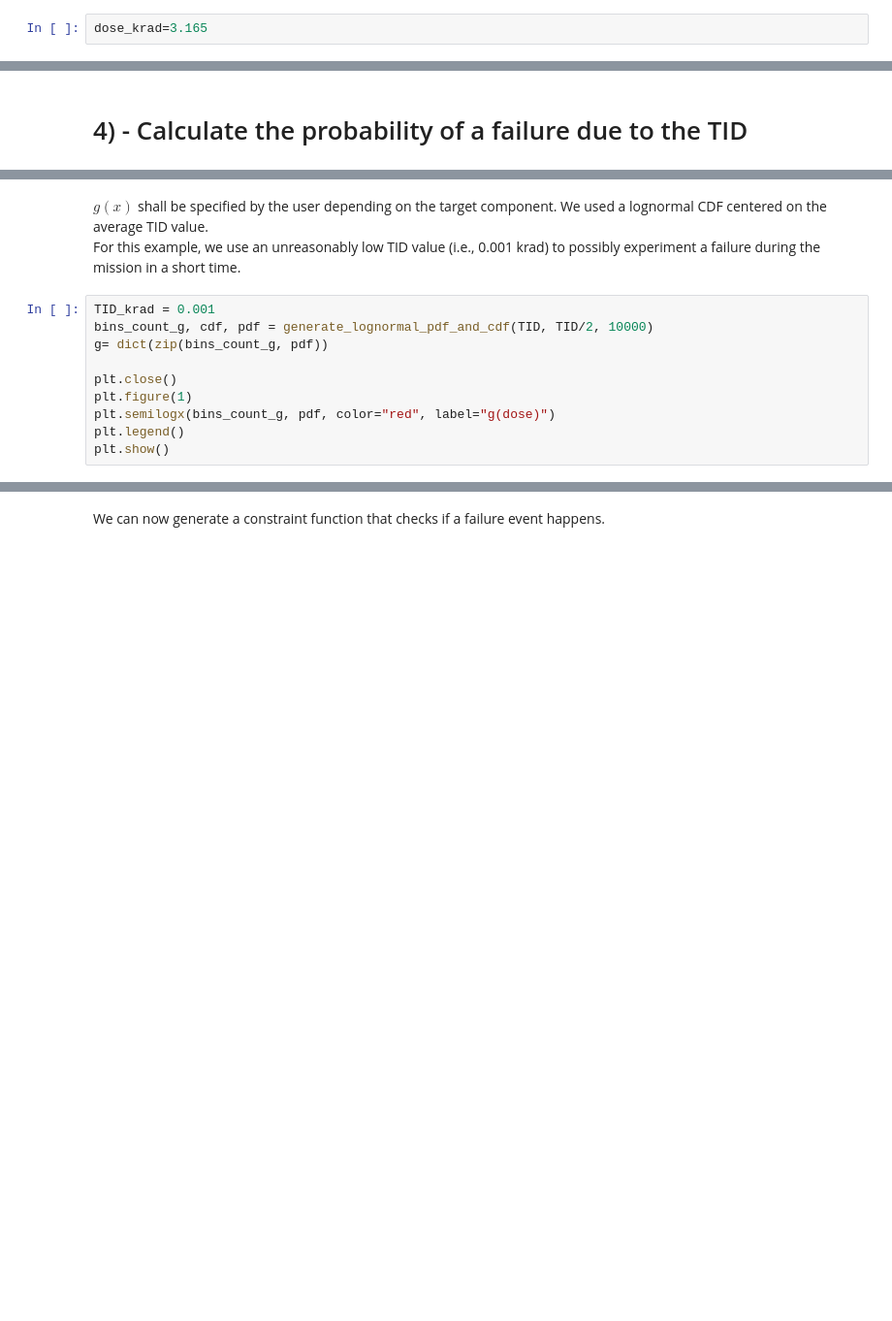
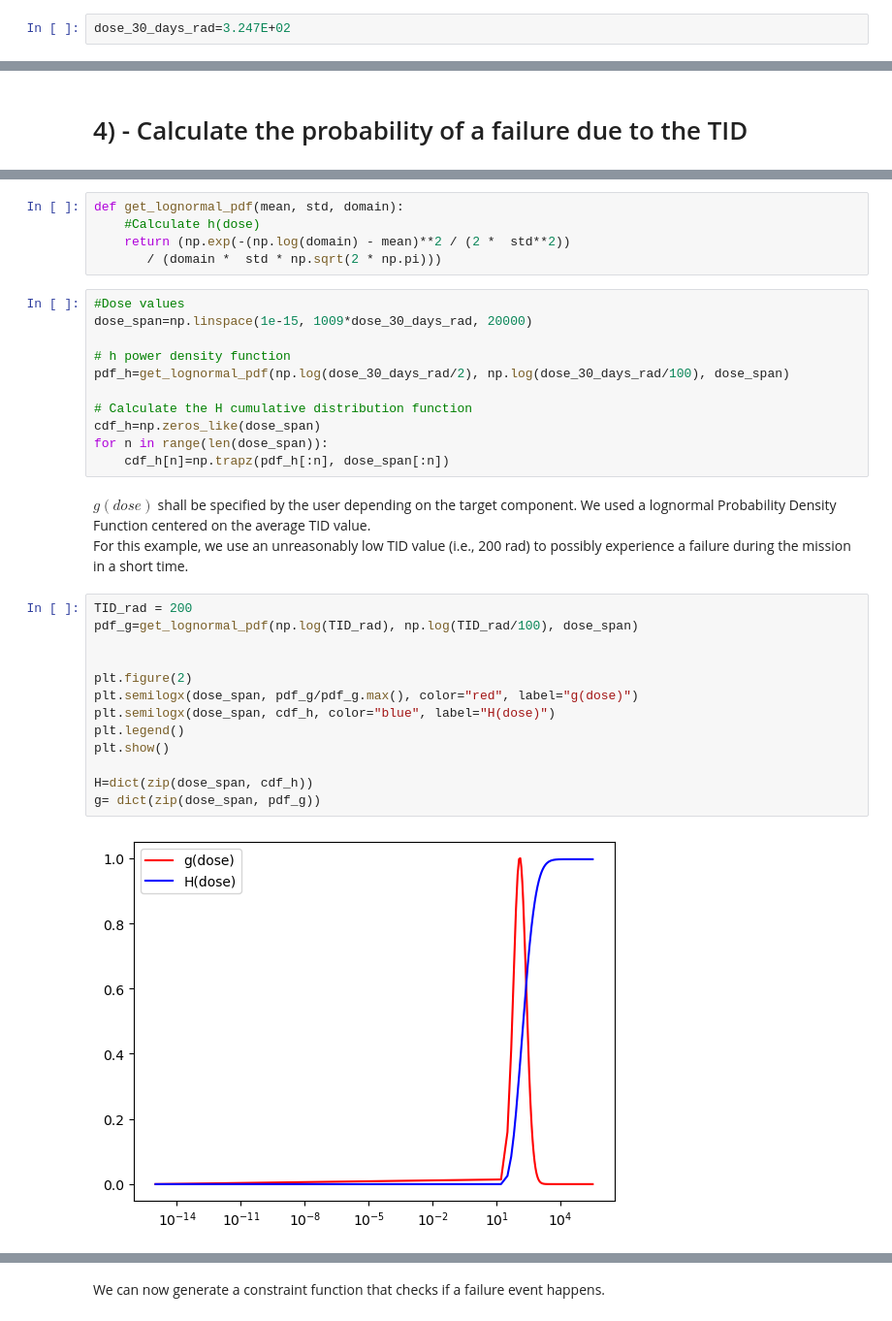
Before and after one commit to aidotse/PASEOS, a Jupyter notebook: examples/TID_model_custom_property/Modelling_TID_TNID_example_notebook.ipynb, the cells around one changed output, grey strips where cells are left out. Shown: that part at 97% size. Saved outputs shown, nothing was run; the diff lists cells and outputs as text; blank space fills up the shorter version.

```diff
--- a/examples/TID_model_custom_property/Modelling_TID_TNID_example_notebook.ipynb
+++ b/examples/TID_model_custom_property/Modelling_TID_TNID_example_notebook.ipynb
@@ -73,3 +63,3 @@ According to SPENVIS the total dose over 30 mission days is of 3.165E+03 rad (el
 # %%
-dose_krad=3.165
+dose_30_days_rad=3.247E+02
 # %% [markdown]
@@ -133,12 +107,33 @@ plt.show()
+# %%
+def get_lognormal_pdf(mean, std, domain):
+    #Calculate h(dose)
+    return (np.exp(-(np.log(domain) - mean)**2 / (2 *  std**2))
+       / (domain *  std * np.sqrt(2 * np.pi)))
+# %%
+#Dose values
+dose_span=np.linspace(1e-15, 1009*dose_30_days_rad, 20000)
+
+# h power density function
+pdf_h=get_lognormal_pdf(np.log(dose_30_days_rad/2), np.log(dose_30_days_rad/100), dose_span)
+
+# Calculate the H cumulative distribution function
+cdf_h=np.zeros_like(dose_span)
+for n in range(len(dose_span)):
+    cdf_h[n]=np.trapz(pdf_h[:n], dose_span[:n])
 # %% [markdown]
-$g(x)$ shall be specified by the user depending on the target component.  We used a lognormal CDF centered on the average TID value. <br> For this example, we use an unreasonably low TID value (i.e., 0.001 krad) to possibly experiment a failure during the mission in a short time.
+$g(dose)$ shall be specified by the user depending on the target component.  We used a lognormal Probability Density Function centered on the average TID value. <br> For this example, we use an unreasonably low TID value (i.e., 200 rad) to possibly experience a failure during the mission in a short time.
 # %%
-TID_krad = 0.001
-bins_count_g, cdf, pdf = generate_lognormal_pdf_and_cdf(TID, TID/2, 10000)
-g= dict(zip(bins_count_g, pdf))
+TID_rad = 200
+pdf_g=get_lognormal_pdf(np.log(TID_rad), np.log(TID_rad/100), dose_span)
 
-plt.close()
-plt.figure(1)
-plt.semilogx(bins_count_g, pdf, color="red", label="g(dose)")
+
+plt.figure(2)
+plt.semilogx(dose_span, pdf_g/pdf_g.max(), color="red", label="g(dose)")
+plt.semilogx(dose_span, cdf_h, color="blue", label="H(dose)")
 plt.legend()
 plt.show()
+
+H=dict(zip(dose_span, cdf_h))
+g= dict(zip(dose_span, pdf_g))
+# %% [output]
+[figure, added]
```
Also changed, not shown: parts of 27 cells of this notebook.
